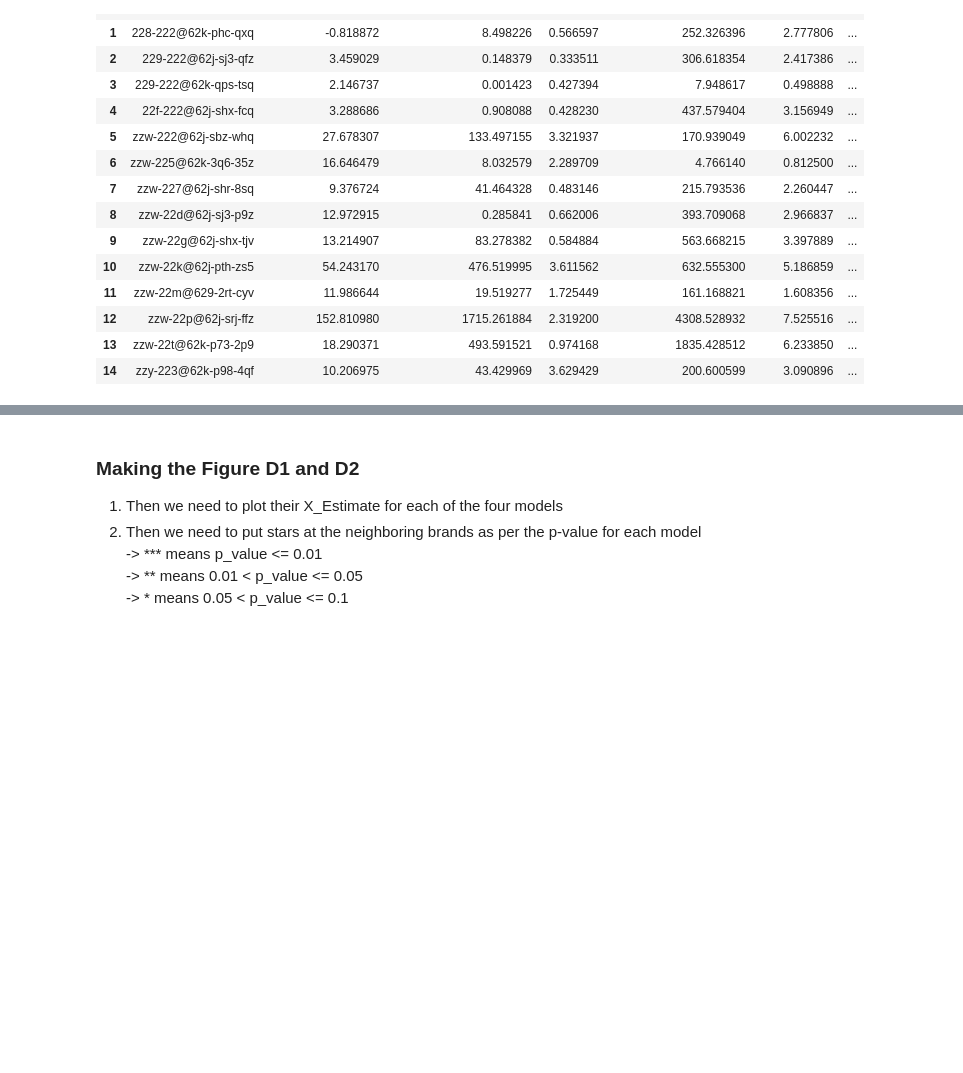
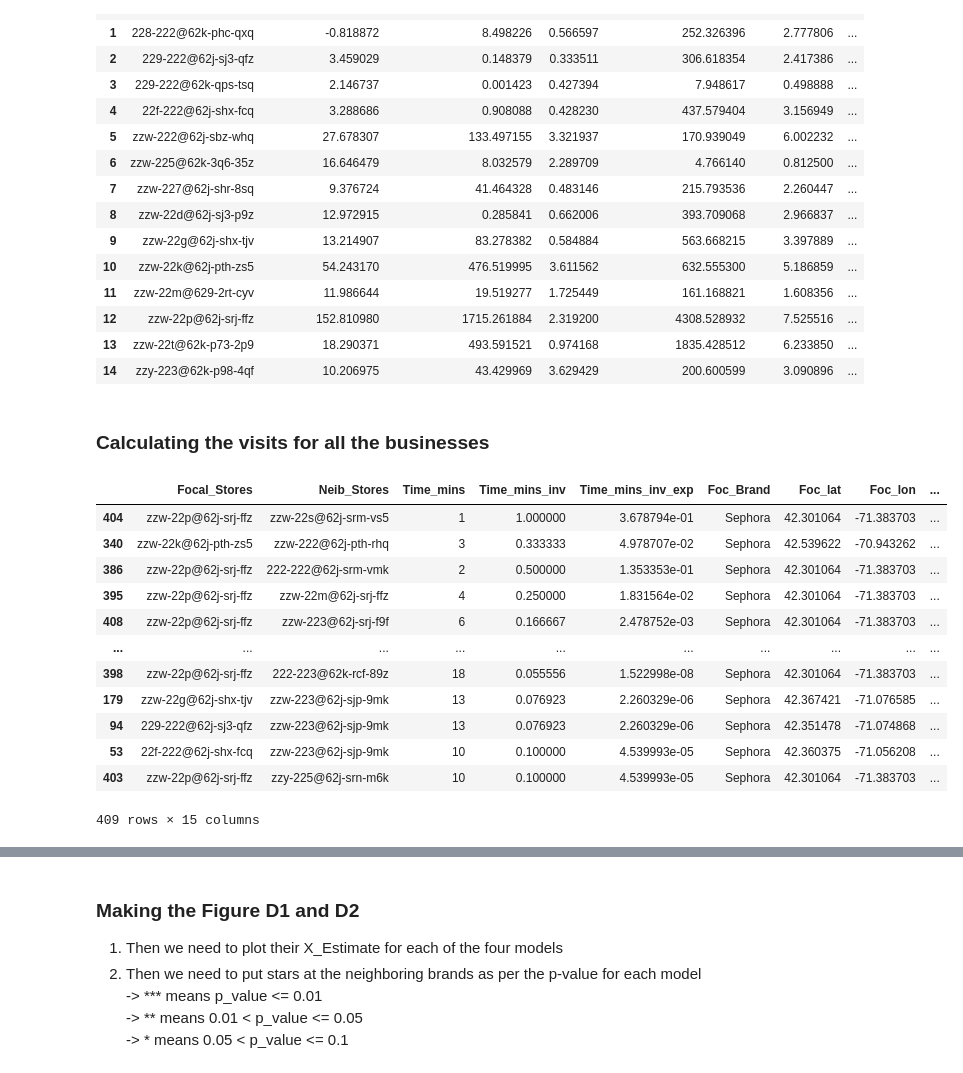
Before and after one commit to embedded-robotics/local-business-network, a Jupyter notebook: part3_visuals_tables/visuals_tables.ipynb, the cells around one changed output, grey strips where cells are left out. Cells and saved outputs as stored; diff of their text form; code cells hidden in the pictures; blank space fills up the shorter version.

```diff
--- a/part3_visuals_tables/visuals_tables.ipynb
+++ b/part3_visuals_tables/visuals_tables.ipynb
@@ -405,0 +384,24 @@ focal_lon = temp['Foc_lon'].values[0]
+# %% [markdown]
+### Calculating the visits for all the businesses
+# %%
+visits_all_business_pure = travel_time_filtered
+visits_all_business_pure['Neib_est_review'] = visits_all_business_pure['Neib_Brand'].apply(lambda x: result_df[(result_df['filename'] == x) & (result_df['type'] == 'fe_reviews_reviews')]['X_Estimate'].values[0])
+visits_all_business_pure['num_inf'] = visits_all_business_pure['Neib_est_review'] * visits_all_business_pure['Time_mins_inv']
+visits_all_business_pure['num_inf_visits'] = visits_all_business_pure['Neib_est_review'] * visits_all_business_pure['Time_mins_inv'] * visits_all_business_pure['Neib_avg_visits']
+visits_all_business_pure['weighted_visits'] = visits_all_business_pure['Time_mins_inv'] * visits_all_business_pure['Neib_avg_visits']
+visits_all_business_pure = visits_all_business_pure.sort_values('num_inf_visits', ascending=False)
+visits_all_business_pure
+# %% [output]
+|  | Focal_Stores | Neib_Stores | Time_mins | Time_mins_inv | Time_mins_inv_exp | Foc_Brand | Foc_lat | Foc_lon | ... |
+| 404 | zzw-22p@62j-srj-ffz | zzw-22s@62j-srm-vs5 | 1 | 1.000000 | 3.678794e-01 | Sephora | 42.301064 | -71.383703 | ... |
+| 340 | zzw-22k@62j-pth-zs5 | zzw-222@62j-pth-rhq | 3 | 0.333333 | 4.978707e-02 | Sephora | 42.539622 | -70.943262 | ... |
+| 386 | zzw-22p@62j-srj-ffz | 222-222@62j-srm-vmk | 2 | 0.500000 | 1.353353e-01 | Sephora | 42.301064 | -71.383703 | ... |
+| 395 | zzw-22p@62j-srj-ffz | zzw-22m@62j-srj-ffz | 4 | 0.250000 | 1.831564e-02 | Sephora | 42.301064 | -71.383703 | ... |
+| 408 | zzw-22p@62j-srj-ffz | zzw-223@62j-srj-f9f | 6 | 0.166667 | 2.478752e-03 | Sephora | 42.301064 | -71.383703 | ... |
+| ... | ... | ... | ... | ... | ... | ... | ... | ... | ... |
+| 398 | zzw-22p@62j-srj-ffz | 222-223@62k-rcf-89z | 18 | 0.055556 | 1.522998e-08 | Sephora | 42.301064 | -71.383703 | ... |
+| 179 | zzw-22g@62j-shx-tjv | zzw-223@62j-sjp-9mk | 13 | 0.076923 | 2.260329e-06 | Sephora | 42.367421 | -71.076585 | ... |
+| 94 | 229-222@62j-sj3-qfz | zzw-223@62j-sjp-9mk | 13 | 0.076923 | 2.260329e-06 | Sephora | 42.351478 | -71.074868 | ... |
+| 53 | 22f-222@62j-shx-fcq | zzw-223@62j-sjp-9mk | 10 | 0.100000 | 4.539993e-05 | Sephora | 42.360375 | -71.056208 | ... |
+| 403 | zzw-22p@62j-srj-ffz | zzy-225@62j-srn-m6k | 10 | 0.100000 | 4.539993e-05 | Sephora | 42.301064 | -71.383703 | ... |
+409 rows × 15 columns
```
Also changed, not shown: parts of 14 cells of this notebook.
